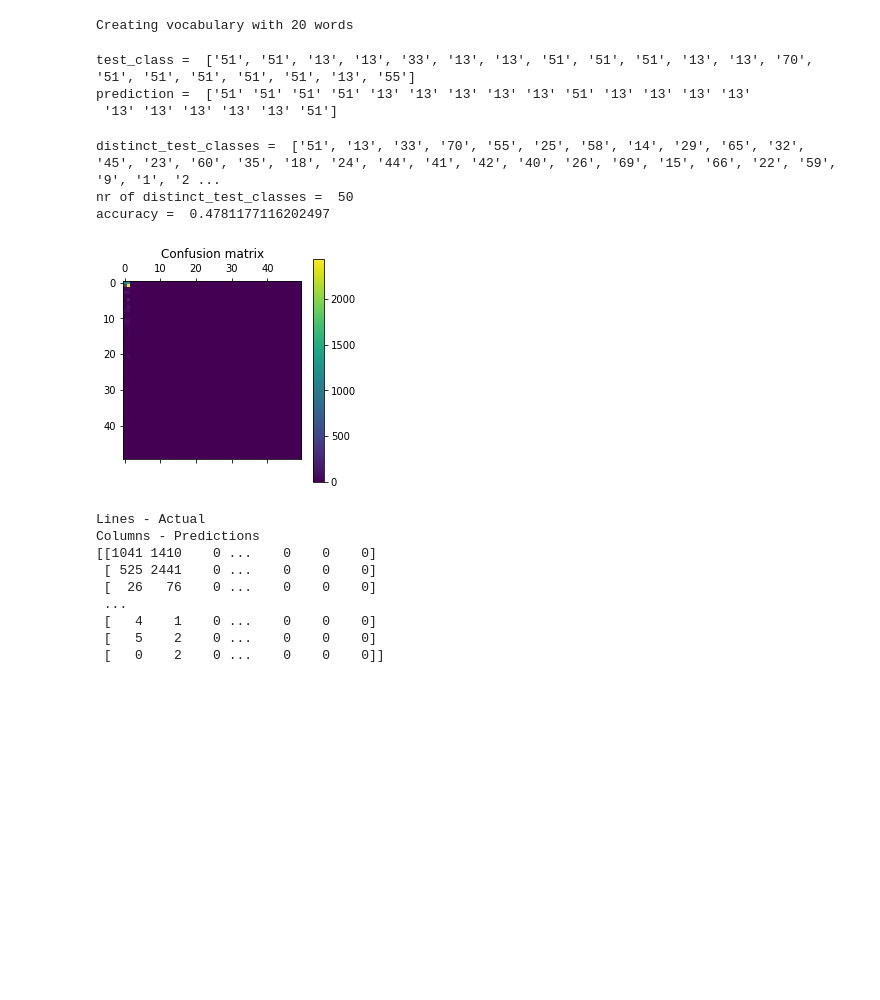
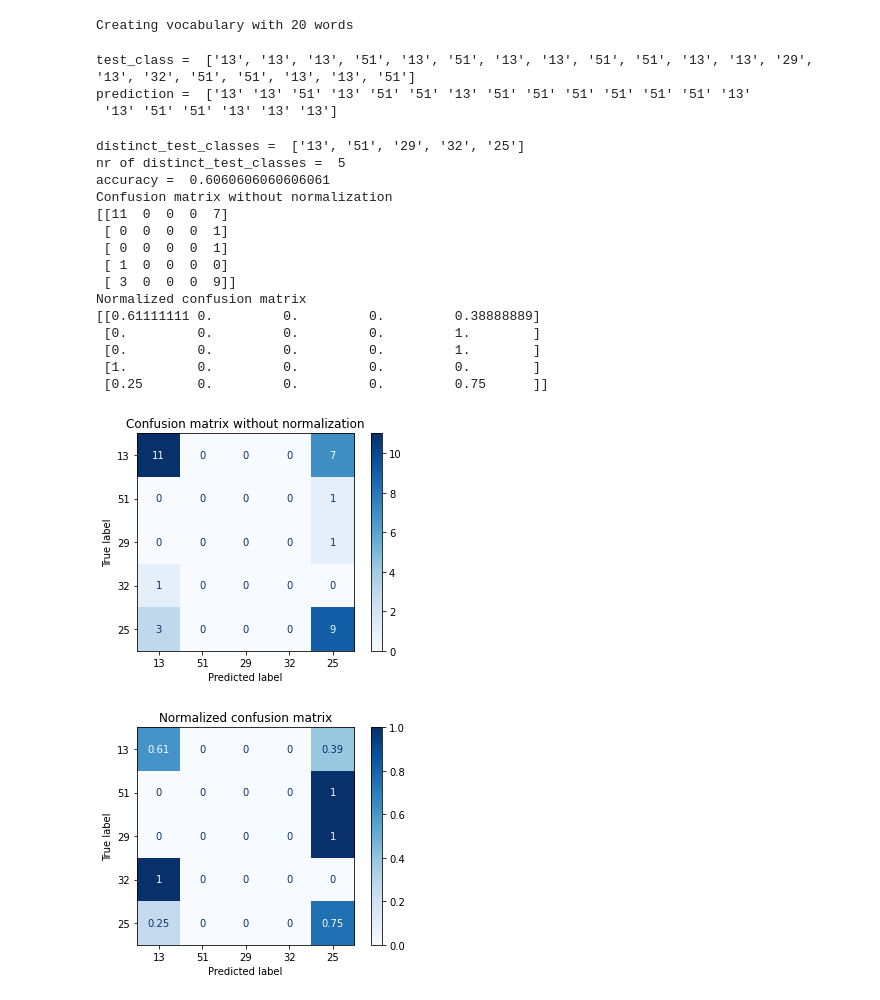
Before and after one commit to Goncalo101/FEUP-VCOM2, a Jupyter notebook: bow/bow.ipynb, the cells around one changed output. Saved outputs shown, nothing was run; the diff lists cells and outputs as text; code cells hidden in the pictures; blank space fills up the shorter version.

Commit message:
Better Confusion Matrix

```diff
--- a/bow/bow.ipynb
+++ b/bow/bow.ipynb
@@ -10,7 +10,7 @@ from sklearn.model_selection import train_test_split
 from vocabulary import Vocabulary, open_image, draw_keypoints
 # %%
 dataset_dir = os.path.join('..', 'data')
-# dataset_limit = 100 -> debug purposes
+dataset_limit = 100 # -> debug purposes
 
 # Define classes for each image
 img_class = []
@@ -18,10 +18,10 @@ with open('multiclass.csv') as img_classes:
     next(img_classes)
     img_class = sorted(map(lambda line: line.strip().split(','), img_classes.readlines()))
 
-classes = [data[1] for data in img_class] # [:dataset_limit] -> debug purposes
+classes = [data[1] for data in img_class][:dataset_limit] # -> debug purposes
 
 # Get relative paths for the images on the dataset directory
-images = [os.path.join(dataset_dir, image) for image in sorted(os.listdir(dataset_dir))] # [:dataset_limit] -> debug purposes
+images = [os.path.join(dataset_dir, image) for image in sorted(os.listdir(dataset_dir))][:dataset_limit] # -> debug purposes
 train_images, test_images, train_classes, test_classes = train_test_split(images, classes, test_size=0.33, random_state=42)
 
 # Create vocabulary
@@ -111,39 +111,48 @@ predictions = svc.predict(test_img_features)
 print('test_class = ', test_classes[:20])
 print('prediction = ', predictions[:20])
 # %% [output]
-test_class =  ['51', '51', '13', '13', '33', '13', '13', '51', '51', '51', '13', '13', '70', '51', '51', '51', '51', '51', '13', '55']
-prediction =  ['51' '51' '51' '51' '13' '13' '13' '13' '13' '51' '13' '13' '13' '13'
- '13' '13' '13' '13' '13' '51']
+test_class =  ['13', '13', '13', '51', '13', '51', '13', '13', '51', '51', '13', '13', '29', '13', '32', '51', '51', '13', '13', '51']
+prediction =  ['13' '13' '51' '13' '51' '51' '13' '51' '51' '51' '51' '51' '51' '13'
+ '13' '51' '51' '13' '13' '13']
 # %%
+# Metrics
 import matplotlib.pyplot as plt
 
-from sklearn.metrics import accuracy_score, confusion_matrix
+# Confusion Matrix
+from sklearn.metrics import accuracy_score, plot_confusion_matrix
 
 distinct_test_classes = list(dict.fromkeys(test_classes))
 print('distinct_test_classes = ', distinct_test_classes)
 print('nr of distinct_test_classes = ', len(distinct_test_classes))
 accuracy = accuracy_score(test_classes, predictions)
 print('accuracy = ', accuracy)
-confusion = confusion_matrix(test_classes, predictions, labels=distinct_test_classes)
+titles_options = [("Confusion matrix without normalization", None),
+                  ("Normalized confusion matrix", 'true')]
+for title, normalize in titles_options:
+    confusion = plot_confusion_matrix(svc, test_img_features, test_classes,
+                                    display_labels=distinct_test_classes,
+                                    cmap=plt.cm.Blues,
+                                    normalize=normalize)
 
-plt.matshow(confusion)
-plt.title('Confusion matrix')
-plt.colorbar()
+    confusion.ax_.set_title(title)
+    print(title)
+    print(confusion.confusion_matrix)
 plt.show()
-print("Lines - Actual")
-print("Columns - Predictions ")
-print(confusion)
 # %% [output]
-distinct_test_classes =  ['51', '13', '33', '70', '55', '25', '58', '14', '29', '65', '32', '45', '23', '60', '35', '18', '24', '44', '41', '42', '40', '26', '69', '15', '66', '22', '59', '9', '1', '2 ...
-nr of distinct_test_classes =  50
-accuracy =  0.4781177116202497
+distinct_test_classes =  ['13', '51', '29', '32', '25']
+nr of distinct_test_classes =  5
+accuracy =  0.6060606060606061
+Confusion matrix without normalization
+[[11  0  0  0  7]
+ [ 0  0  0  0  1]
+ [ 0  0  0  0  1]
+ [ 1  0  0  0  0]
+ [ 3  0  0  0  9]]
+Normalized confusion matrix
+[[0.61111111 0.         0.         0.         0.38888889]
+ [0.         0.         0.         0.         1.        ]
+ [0.         0.         0.         0.         1.        ]
+ [1.         0.         0.         0.         0.        ]
+ [0.25       0.         0.         0.         0.75      ]]
-[figure, old version]
+[figure, new version]
-Lines - Actual
-Columns - Predictions
-[[1041 1410    0 ...    0    0    0]
- [ 525 2441    0 ...    0    0    0]
- [  26   76    0 ...    0    0    0]
- ...
- [   4    1    0 ...    0    0    0]
- [   5    2    0 ...    0    0    0]
- [   0    2    0 ...    0    0    0]]
+[figure, added]
```
Also changed, not shown: parts of 1 cell of this notebook.
